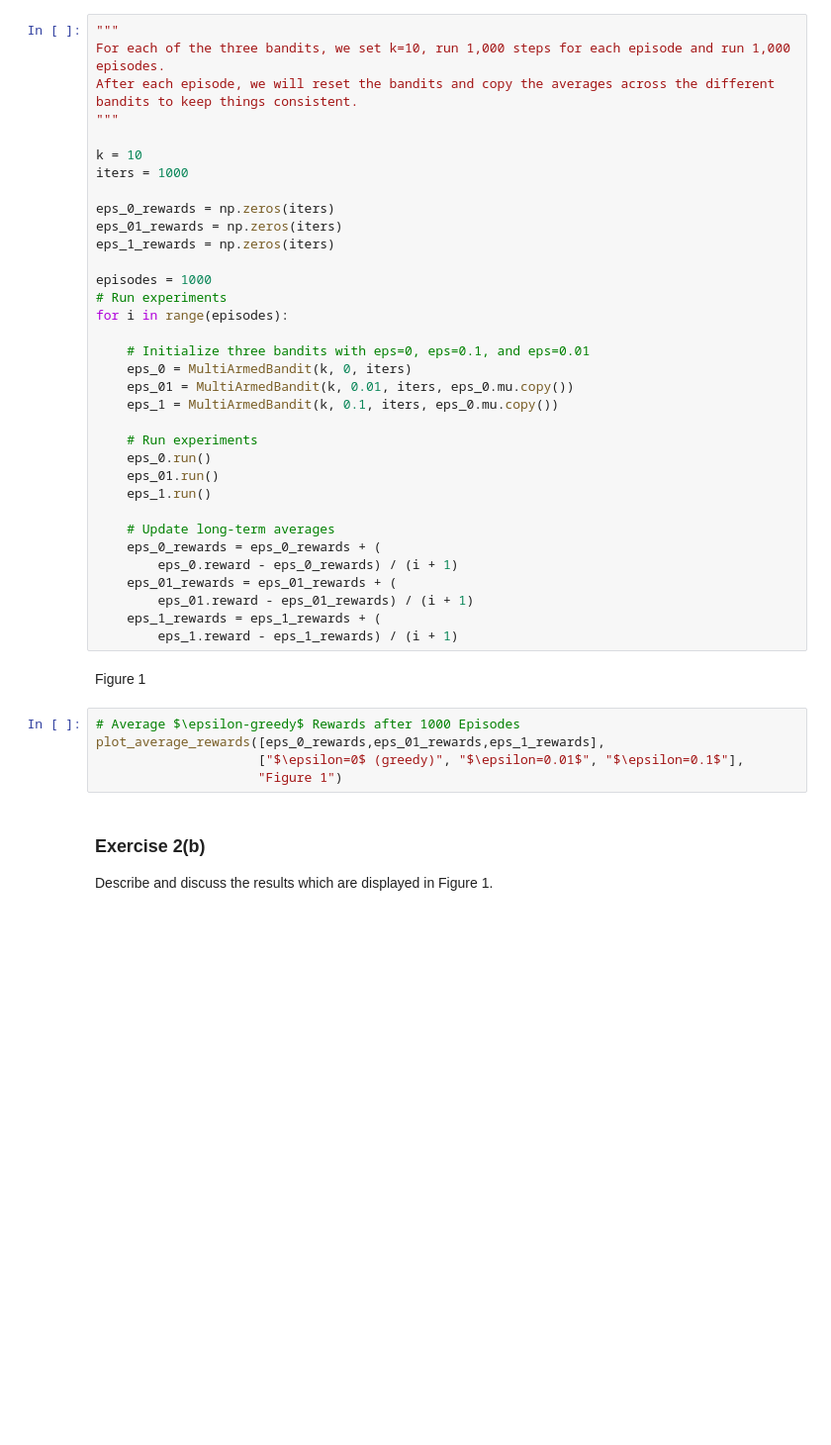
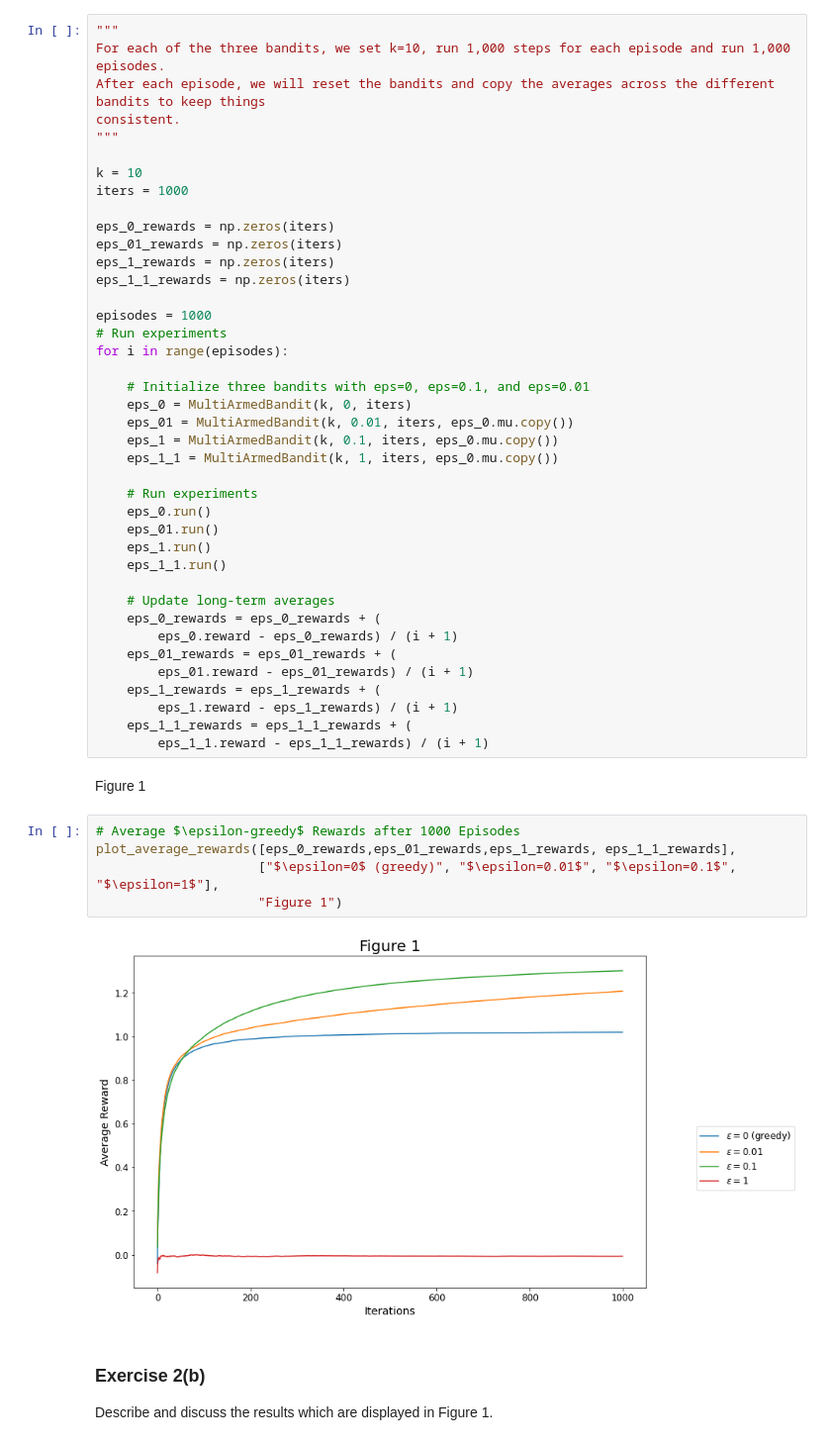
Before and after one commit to varsha-raveendran/ai-in-medicine-exercises, a Jupyter notebook: assignment 4 - reinforcement learning/Ex_Reinforcement_Learning.ipynb, the cells around one changed output. Shown at 99% size. Cells and saved outputs as stored; diff of their text form; blank space fills up the shorter version.

```diff
--- a/assignment 4 - reinforcement learning/Ex_Reinforcement_Learning.ipynb
+++ b/assignment 4 - reinforcement learning/Ex_Reinforcement_Learning.ipynb
@@ -210,7 +210,8 @@ Run experiments with $1000$ test runs (episodes) of the Multi-armed bandit with
 # %%
 """
 For each of the three bandits, we set k=10, run 1,000 steps for each episode and run 1,000 episodes.
-After each episode, we will reset the bandits and copy the averages across the different bandits to keep things consistent.
+After each episode, we will reset the bandits and copy the averages across the different bandits to keep things
+consistent.
 """
 
 k = 10
@@ -219,6 +220,7 @@ iters = 1000
 eps_0_rewards = np.zeros(iters)
 eps_01_rewards = np.zeros(iters)
 eps_1_rewards = np.zeros(iters)
+eps_1_1_rewards = np.zeros(iters)
 
 episodes = 1000
 # Run experiments
@@ -228,11 +230,13 @@ for i in range(episodes):
     eps_0 = MultiArmedBandit(k, 0, iters)
     eps_01 = MultiArmedBandit(k, 0.01, iters, eps_0.mu.copy())
     eps_1 = MultiArmedBandit(k, 0.1, iters, eps_0.mu.copy())
+    eps_1_1 = MultiArmedBandit(k, 1, iters, eps_0.mu.copy())
 
     # Run experiments
     eps_0.run()
     eps_01.run()
     eps_1.run()
+    eps_1_1.run()
 
     # Update long-term averages
     eps_0_rewards = eps_0_rewards + (
@@ -241,13 +245,17 @@ for i in range(episodes):
         eps_01.reward - eps_01_rewards) / (i + 1)
     eps_1_rewards = eps_1_rewards + (
         eps_1.reward - eps_1_rewards) / (i + 1)
+    eps_1_1_rewards = eps_1_1_rewards + (
+        eps_1_1.reward - eps_1_1_rewards) / (i + 1)
 # %% [markdown]
 Figure 1
 # %%
 # Average $\epsilon-greedy$ Rewards after 1000 Episodes
-plot_average_rewards([eps_0_rewards,eps_01_rewards,eps_1_rewards],
-                     ["$\epsilon=0$ (greedy)", "$\epsilon=0.01$", "$\epsilon=0.1$"],
+plot_average_rewards([eps_0_rewards,eps_01_rewards,eps_1_rewards, eps_1_1_rewards],
+                     ["$\epsilon=0$ (greedy)", "$\epsilon=0.01$", "$\epsilon=0.1$", "$\epsilon=1$"],
                      "Figure 1")
+# %% [output]
+[figure, added]
 # %% [markdown]
 ### **Exercise 2(b)**
 
```
Also changed, not shown: parts of 6 cells of this notebook, 6 other files.
